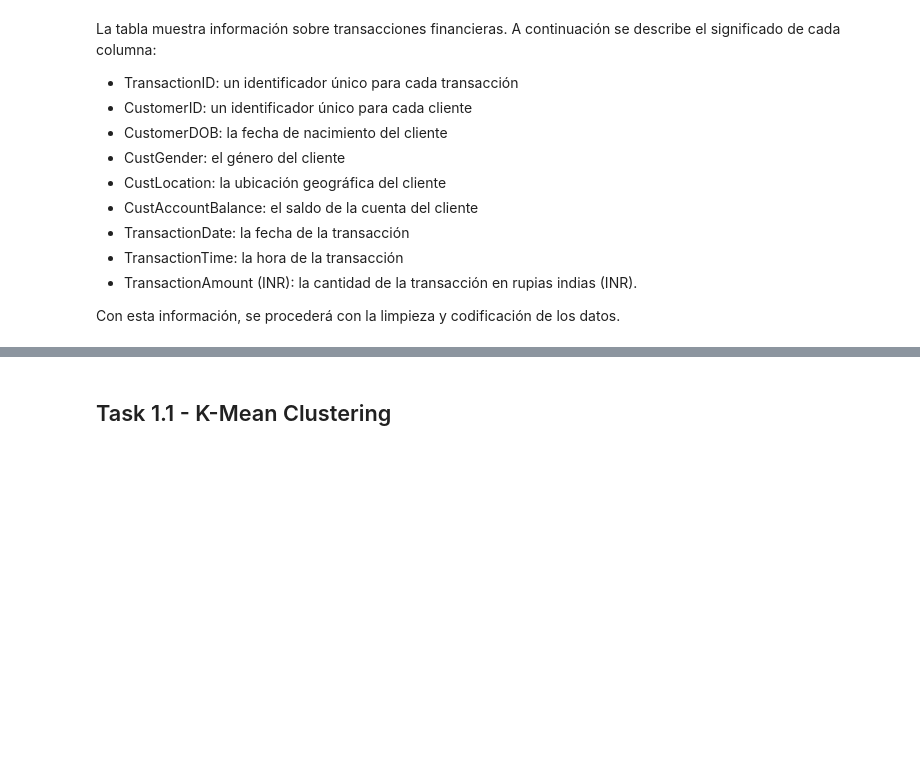
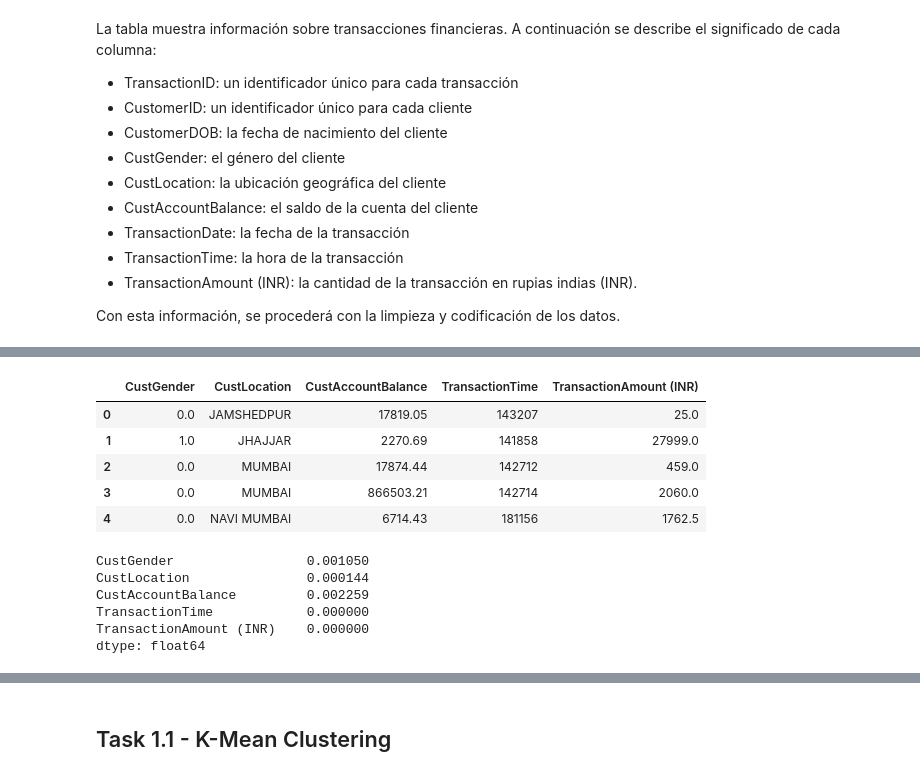
Before and after one commit to unclepete-20/lab7-k-means, a Jupyter notebook: src/k_means.ipynb, the cells around one changed output, grey strips where cells are left out. Saved outputs shown, nothing was run; the diff lists cells and outputs as text; code cells hidden in the pictures; blank space fills up the shorter version.

```diff
--- a/src/k_means.ipynb
+++ b/src/k_means.ipynb
@@ -53,9 +69,27 @@ data.head()
 # %%
-# Se hace un mapeo para codificar el genero del cliente
+# Se hace un mapeo para codificar el género del cliente.
+gender_map = { "M": 1, "F": 0 }
+data["CustGender"] = data["CustGender"].replace(gender_map)
 
-gender_map = {"M": 1, "F": 0}  # Mapeo de género a valores numéricos
-data["CustGender"] = data["CustGender"].replace(gender_map)
-# Convertimos la columna a valores numéricos
+# Convertimos la columna a valores numéricos.
 data["CustGender"] = pd.to_numeric(data["CustGender"], errors="coerce")
-data
+data.head()
+# %% [output]
+|  | CustGender | CustLocation | CustAccountBalance | TransactionTime | TransactionAmount (INR) |
+| 0 | 0.0 | JAMSHEDPUR | 17819.05 | 143207 | 25.0 |
+| 1 | 1.0 | JHAJJAR | 2270.69 | 141858 | 27999.0 |
+| 2 | 0.0 | MUMBAI | 17874.44 | 142712 | 459.0 |
+| 3 | 0.0 | MUMBAI | 866503.21 | 142714 | 2060.0 |
+| 4 | 0.0 | NAVI MUMBAI | 6714.43 | 181156 | 1762.5 |
+# %%
+# Verificación de la cantidad de valores nulos.
+null_data = data.isnull().sum()
+null_data / len(data)
+# %% [output]
+CustGender                 0.001050
+CustLocation               0.000144
+CustAccountBalance         0.002259
+TransactionTime            0.000000
+TransactionAmount (INR)    0.000000
+dtype: float64
 # %%
```
Also changed, not shown: parts of 15 cells of this notebook, 1 other file.
